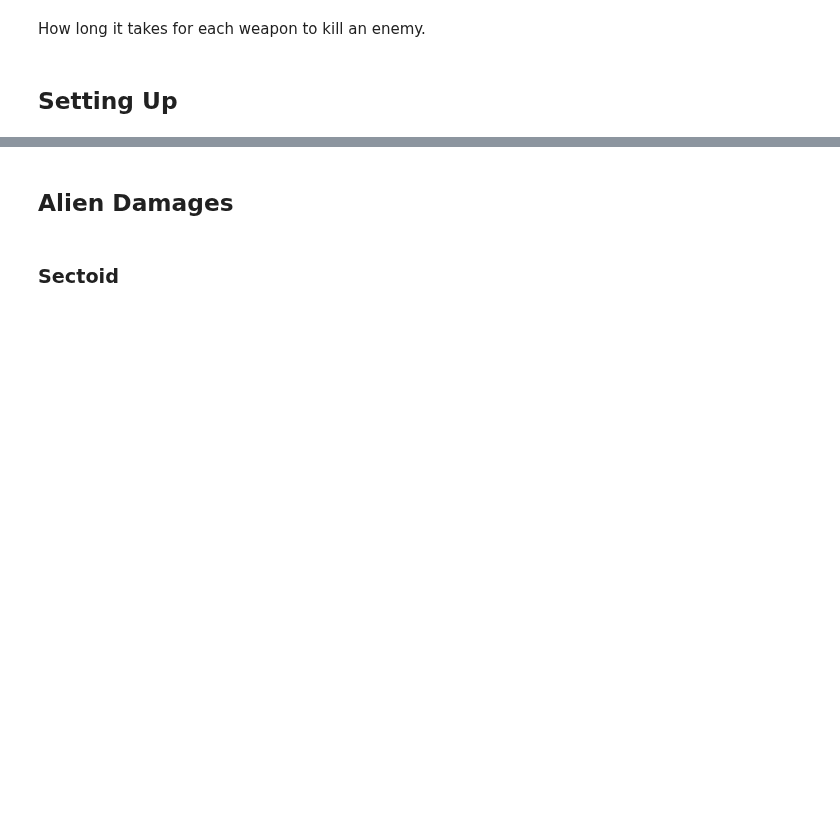
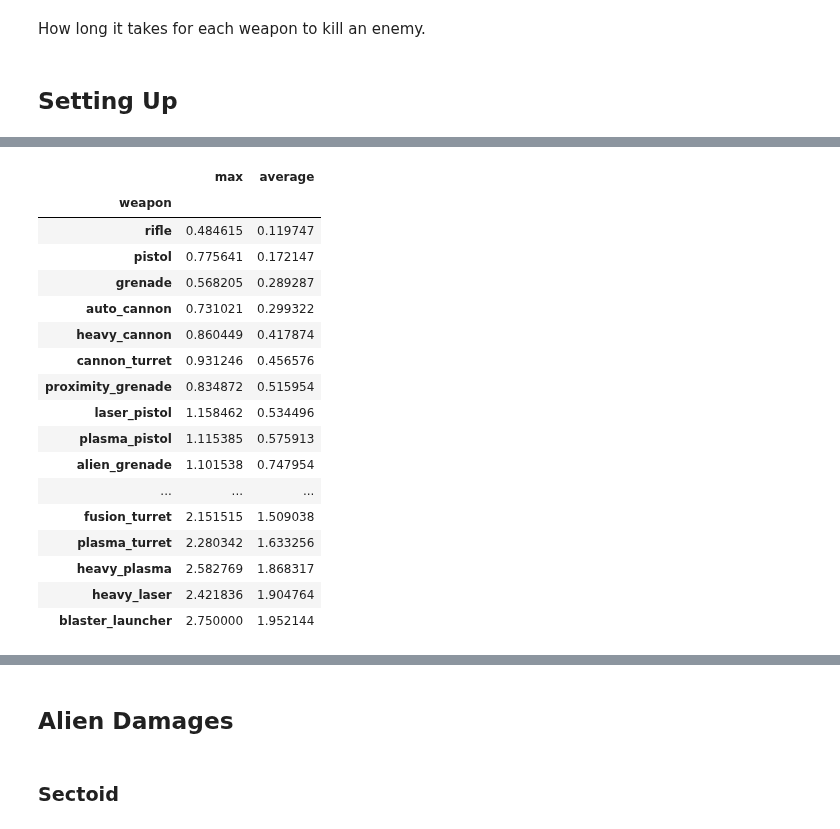
Before and after one commit to Bernardo-MG/xcom-analysis-jupyter-notebook, a Jupyter notebook: enemy_unknown/enemy_survivability.ipynb, the cells around one changed output, grey strips where cells are left out. Drawn from its saved outputs; the diff is of its cells as text; code cells hidden in the pictures; blank space fills up the shorter version.

```diff
--- a/enemy_unknown/enemy_survivability.ipynb
+++ b/enemy_unknown/enemy_survivability.ipynb
@@ -18,0 +81,24 @@ damage_modifiers = pd.read_csv("datasets/damage_modifiers.csv")
+# %%
+weapon_damages_per_tu_targets_expected = weapon_damages_per_tu_targets_max.merge(weapon_damages_per_tu_targets_average, on="weapon")
+weapon_damages_per_tu_targets_expected = weapon_damages_per_tu_targets_expected.rename(columns={"damage_per_time_unit_x": "max", "damage_per_time_unit_y": "average"})
+weapon_damages_per_tu_targets_expected = weapon_damages_per_tu_targets_expected.sort_values(by=["average"])
+weapon_damages_per_tu_targets_expected
+# %% [output]
+|  | max | average |
+| weapon |  |  |
+| rifle | 0.484615 | 0.119747 |
+| pistol | 0.775641 | 0.172147 |
+| grenade | 0.568205 | 0.289287 |
+| auto_cannon | 0.731021 | 0.299322 |
+| heavy_cannon | 0.860449 | 0.417874 |
+| cannon_turret | 0.931246 | 0.456576 |
+| proximity_grenade | 0.834872 | 0.515954 |
+| laser_pistol | 1.158462 | 0.534496 |
+| plasma_pistol | 1.115385 | 0.575913 |
+| alien_grenade | 1.101538 | 0.747954 |
+| ... | ... | ... |
+| fusion_turret | 2.151515 | 1.509038 |
+| plasma_turret | 2.280342 | 1.633256 |
+| heavy_plasma | 2.582769 | 1.868317 |
+| heavy_laser | 2.421836 | 1.904764 |
+| blaster_launcher | 2.750000 | 1.952144 |
```
Also changed, not shown: parts of 13 cells of this notebook.
